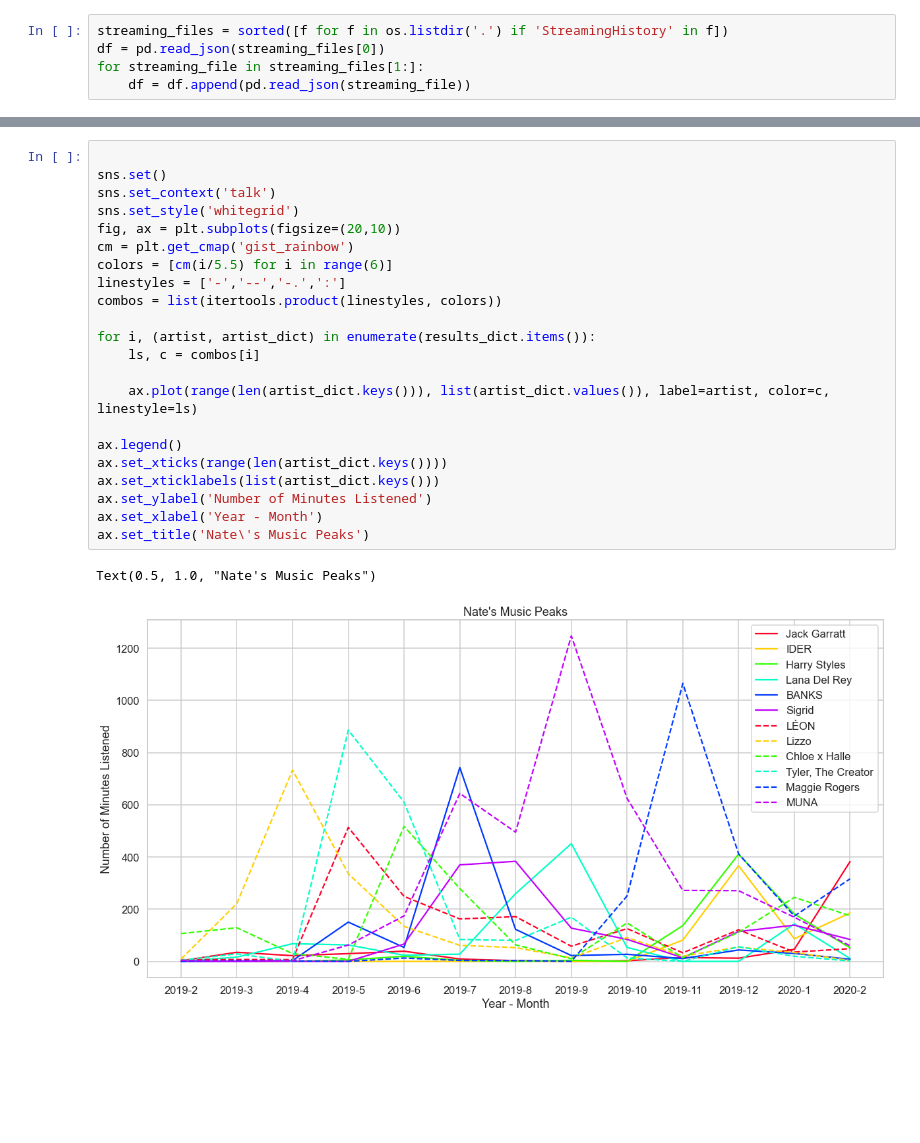
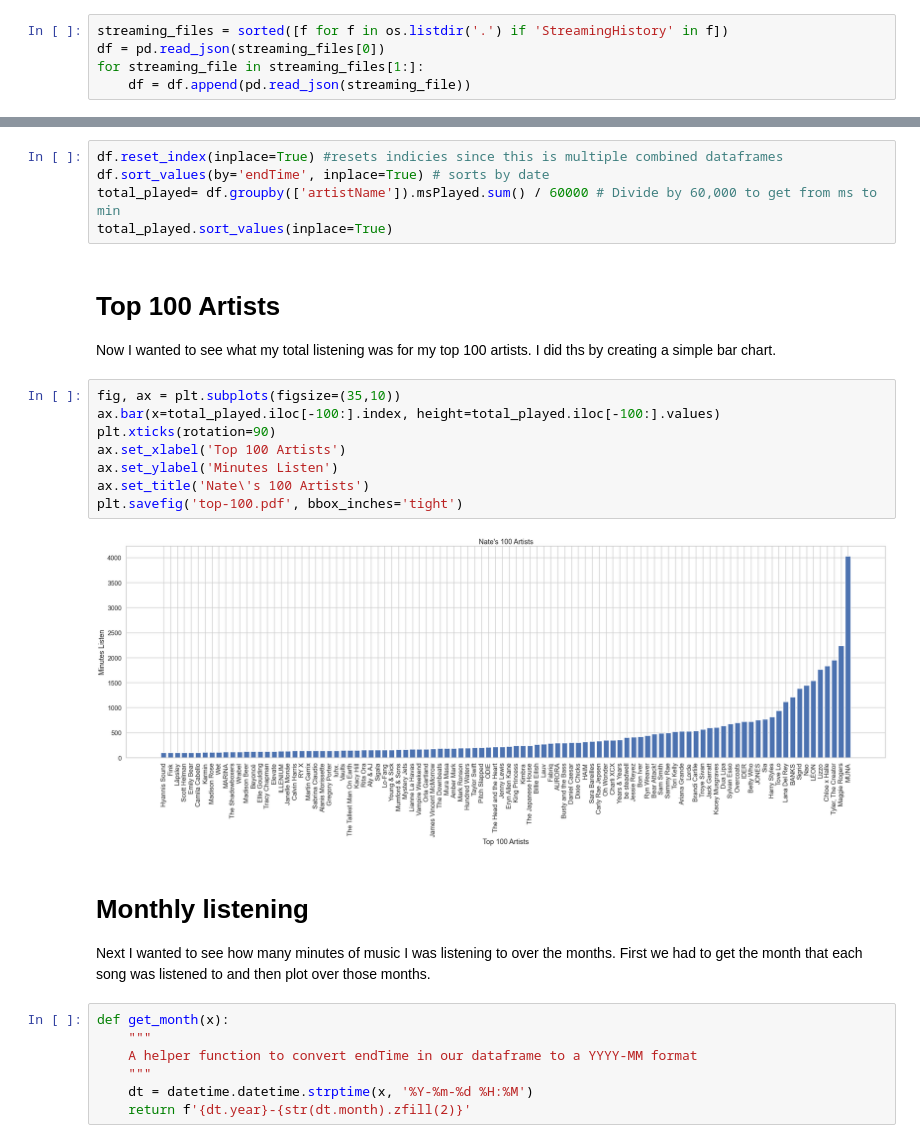
Before and after one commit to nateharms/nplotter, a Jupyter notebook: nplotter.ipynb, the cells around one changed output, grey strips where cells are left out. Saved outputs shown, nothing was run; the diff lists cells and outputs as text; blank space fills up the shorter version.

Commit message:
Made the notebook save plots and added commenting

```diff
--- a/nplotter.ipynb
+++ b/nplotter.ipynb
@@ -162,25 +36,29 @@ for d in to_del:
-# %%
-
-sns.set()
-sns.set_context('talk')
-sns.set_style('whitegrid')
-fig, ax = plt.subplots(figsize=(20,10))
-cm = plt.get_cmap('gist_rainbow')
-colors = [cm(i/5.5) for i in range(6)]
-linestyles = ['-','--','-.',':']
-combos = list(itertools.product(linestyles, colors))
-
-for i, (artist, artist_dict) in enumerate(results_dict.items()):
-    ls, c = combos[i]
-
-    ax.plot(range(len(artist_dict.keys())), list(artist_dict.values()), label=artist, color=c, linestyle=ls)
-
-ax.legend()
-ax.set_xticks(range(len(artist_dict.keys())))
-ax.set_xticklabels(list(artist_dict.keys()))
-ax.set_ylabel('Number of Minutes Listened')
-ax.set_xlabel('Year - Month')
-ax.set_title('Nate\'s Music Peaks')
-# %% [output]
-Text(0.5, 1.0, "Nate's Music Peaks")
-[figure, removed]
+# %%
+df.reset_index(inplace=True) #resets indicies since this is multiple combined dataframes
+df.sort_values(by='endTime', inplace=True) # sorts by date
+total_played= df.groupby(['artistName']).msPlayed.sum() / 60000 # Divide by 60,000 to get from ms to min
+total_played.sort_values(inplace=True)
+# %% [markdown]
+# Top 100 Artists
+Now I wanted to see what my total listening was for my top 100 artists. I did ths by creating a simple bar chart.
+# %%
+fig, ax = plt.subplots(figsize=(35,10))
+ax.bar(x=total_played.iloc[-100:].index, height=total_played.iloc[-100:].values)
+plt.xticks(rotation=90)
+ax.set_xlabel('Top 100 Artists')
+ax.set_ylabel('Minutes Listen')
+ax.set_title('Nate\'s 100 Artists')
+plt.savefig('top-100.pdf', bbox_inches='tight')
+# %% [output]
+[figure, added]
+# %% [markdown]
+# Monthly listening
+
+Next I wanted to see how many minutes of music I was listening to over the months. First we had to get the month that each song was listened to and then plot over those months.
+# %%
+def get_month(x):
+    """
+    A helper function to convert endTime in our dataframe to a YYYY-MM format
+    """
+    dt = datetime.datetime.strptime(x, '%Y-%m-%d %H:%M')
+    return f'{dt.year}-{str(dt.month).zfill(2)}'
```
Also changed, not shown: parts of 37 cells of this notebook, 4 other files.
